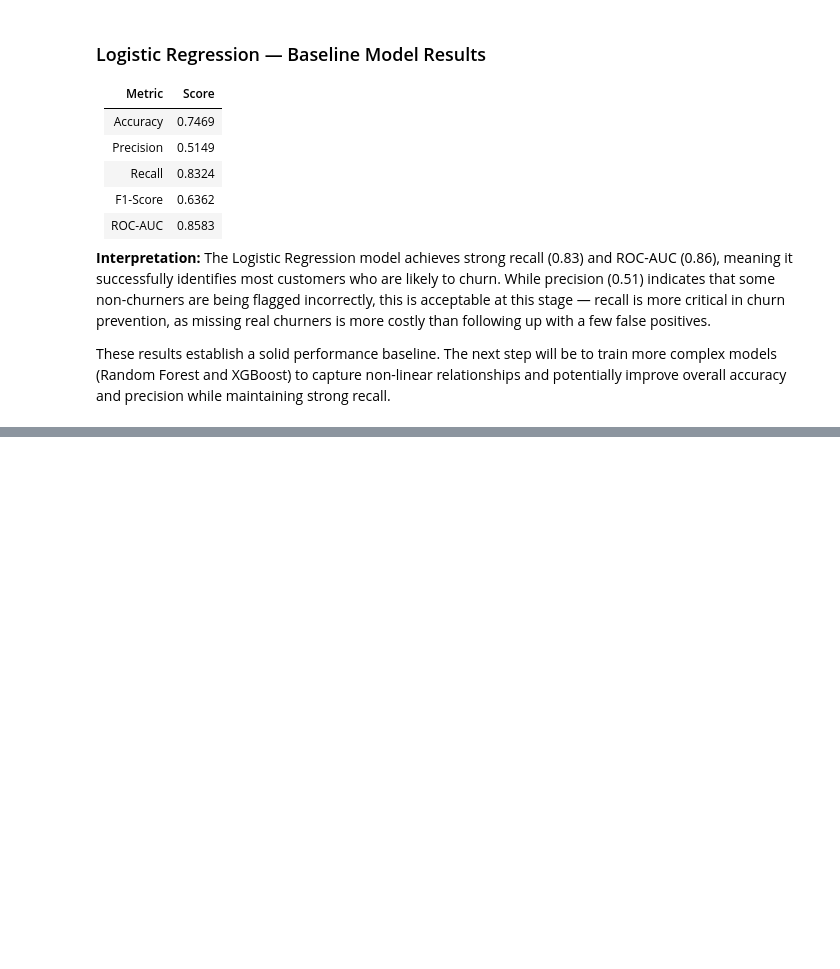
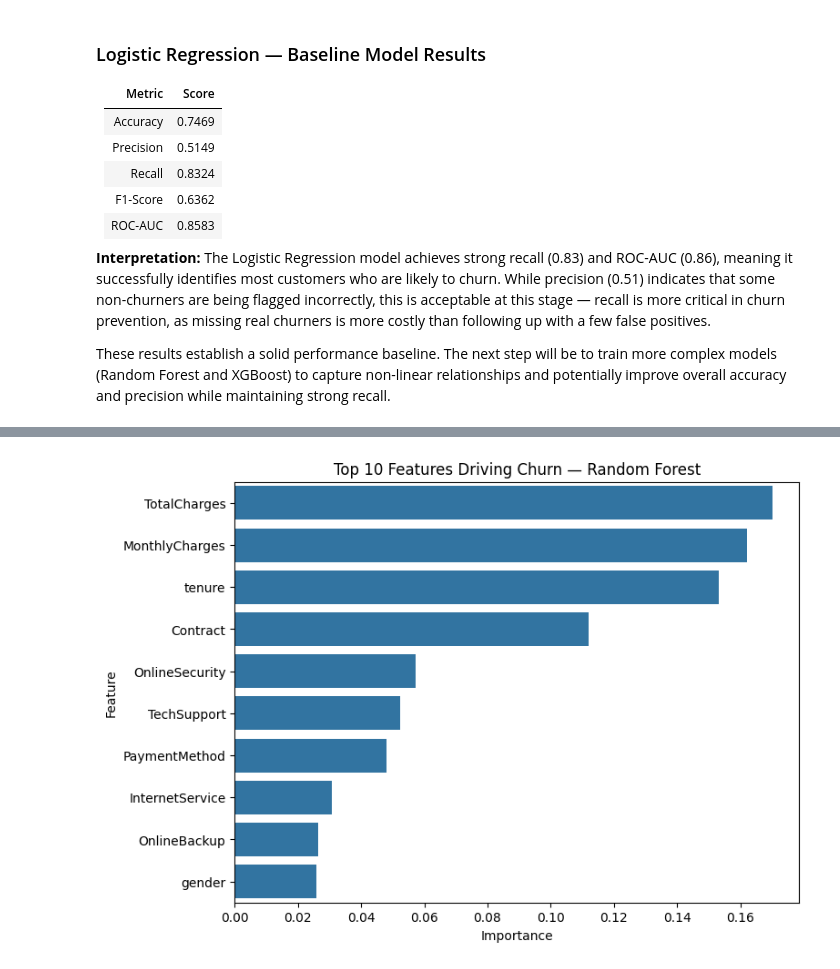
Before and after one commit to spraxx/churn-prediction-pipeline, a Jupyter notebook: notebooks/model_training.ipynb, the cells around one changed output, grey strips where cells are left out. Saved outputs shown, nothing was run; the diff lists cells and outputs as text; code cells hidden in the pictures; blank space fills up the shorter version.

```diff
--- a/notebooks/model_training.ipynb
+++ b/notebooks/model_training.ipynb
@@ -184,0 +235,7 @@ These results establish a solid performance baseline. The next step will be to t
+# %%
+feature_imp = pd.DataFrame({
+    'Feature': X_train.columns,
+    'Importance': rf.feature_importances_
+}).sort_values(by='Importance', ascending=False)
+
+feature_imp.head(10)
@@ -184,0 +254,7 @@ These results establish a solid performance baseline. The next step will be to t
+# %%
+plt.figure(figsize=(8,6))
+sns.barplot(x="Importance", y="Feature", data=feature_imp.head(10))
+plt.title("Top 10 Features Driving Churn — Random Forest")
+plt.show()
+# %% [output]
+[figure, added]
```
Also changed, not shown: parts of 16 cells of this notebook.
